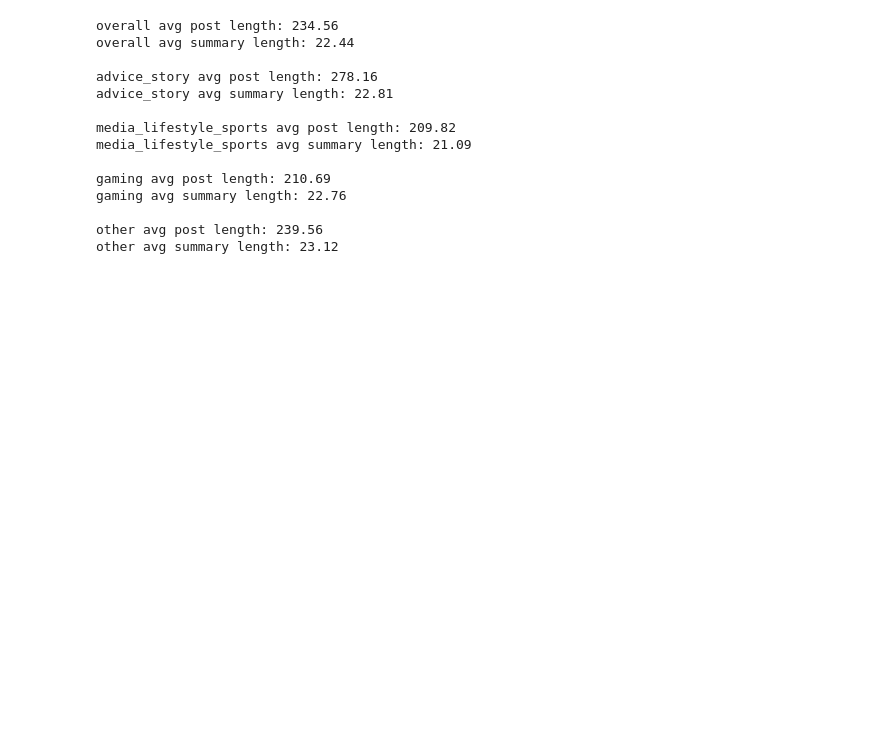
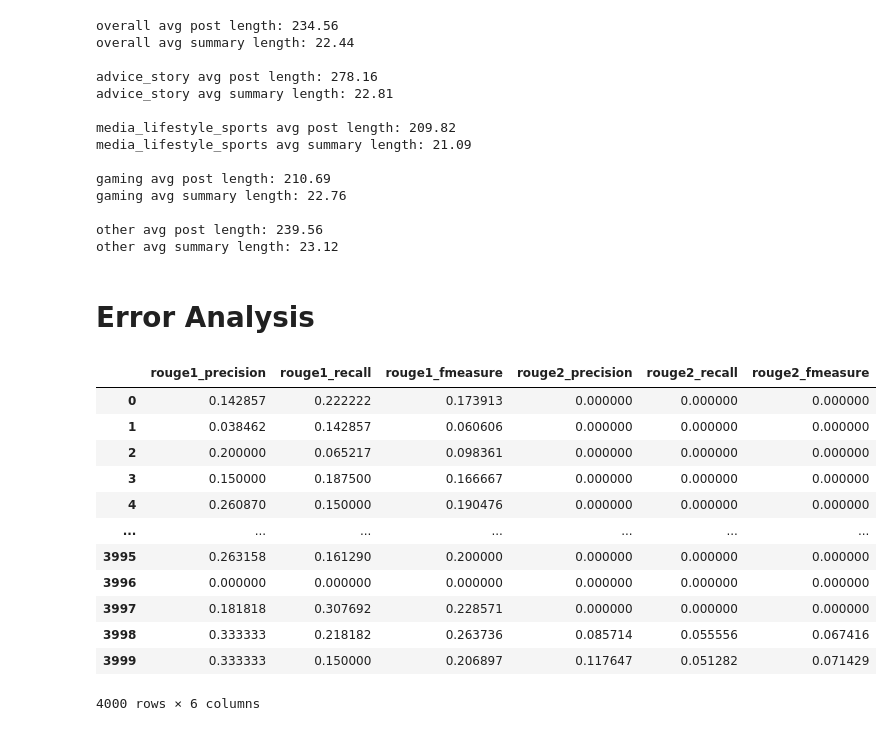
Before and after one commit to trevor-johnson/w266_reddit_summarization, a Jupyter notebook: modeling/BART/round2/4_BART_comparisons.ipynb, the cells around one changed output. Drawn from its saved outputs; the diff is of its cells as text; code cells hidden in the pictures; blank space fills up the shorter version.

```diff
--- a/modeling/BART/round2/4_BART_comparisons.ipynb
+++ b/modeling/BART/round2/4_BART_comparisons.ipynb
@@ -90,7 +67,7 @@ baseline_preds.columns = ['content', 'y', 'yhat_baseline']
 baseline_preds = baseline_preds.sort_values(['content', 'y'])
 baseline_preds.reset_index(drop=True, inplace=True)
 
-# finetuned
+# finetuned genre specific
 df1 = pd.read_parquet(os.path.join(repo_path, 'data/model_outputs/bart_preds/round2/bart_preds_advice.parquet'))
 df1['subreddit_group'] = 'advice_story'
 df2 = pd.read_parquet(os.path.join(repo_path, 'data/model_outputs/bart_preds/round2/bart_preds_media.parquet'))
@@ -100,9 +77,19 @@ df3['subreddit_group'] = 'gaming'
 df4 = pd.read_parquet(os.path.join(repo_path, 'data/model_outputs/bart_preds/round2/bart_preds_other.parquet'))
 df4['subreddit_group'] = 'other'
 
-# finetuned bart
 finetuned_preds = pd.concat([df1, df2, df3, df4], ignore_index=True)
-finetuned_preds.columns = ['content', 'y', 'yhat_finetune', 'subreddit_group']
+finetuned_preds.columns = ['content', 'y', 'yhat_bart_subreddit', 'subreddit_group']
 finetuned_preds = finetuned_preds.sort_values(['content', 'y'])
 finetuned_preds.reset_index(drop=True, inplace=True)
+
+# finetuned full (all genres)
+'bart_full_preds_pt1.parquet'
+finetuned_full = pd.concat([
+  pd.read_parquet(os.path.join(repo_path, 'data/model_outputs/bart_preds/round2/bart_full_preds_pt1.parquet')),
+  pd.read_parquet(os.path.join(repo_path, 'data/model_outputs/bart_preds/round2/bart_full_preds_pt2.parquet')),
+  pd.read_parquet(os.path.join(repo_path, 'data/model_outputs/bart_preds/round2/bart_full_preds_pt3.parquet')),
+  pd.read_parquet(os.path.join(repo_path, 'data/model_outputs/bart_preds/round2/bart_full_preds_pt4.parquet'))
+])
+finetuned_full = finetuned_full.sort_values(['content', 'y']).reset_index(drop=True)
+finetuned_full.columns = ['content', 'y', 'yhat_bart_full']
 # %% [output]
@@ -118,2 +97,5 @@ finetuned_preds['yhat_finetune'].iloc[99]
 # %%
-df = pd.merge(baseline_preds, finetuned_preds[['yhat_finetune', 'subreddit_group']], left_index=True, right_index=True, how='inner')
+df = pd.merge(baseline_preds, finetuned_preds[['yhat_bart_subreddit', 'subreddit_group']], left_index=True, right_index=True, how='inner')
+df = pd.merge(df, finetuned_full[['yhat_bart_full']], left_index=True, right_index=True, how='inner')
+df = df[['subreddit_group', 'content', 'y', 'yhat_baseline', 'yhat_bart_subreddit', 'yhat_bart_full']]
+df
@@ -296,3 +306,34 @@ gaming avg summary length: 22.76
 
 other avg post length: 239.56
 other avg summary length: 23.12
+# %% [markdown]
+# Error Analysis
+# %%
+output_dict = {'rouge1_precision': [], 'rouge1_recall': [], 'rouge1_fmeasure': [], 'rouge2_precision': [], 'rouge2_recall': [], 'rouge2_fmeasure': []}
+
+for i in tqdm(range(df.shape[0])):
+  output = metric.compute(predictions = [df['yhat_baseline'][i]], references = [df['y'][i]])
+  output_dict['rouge1_precision'].append(output['rouge1'][1][0])
+  output_dict['rouge1_recall'].append(output['rouge1'][1][1])
+  output_dict['rouge1_fmeasure'].append(output['rouge1'][1][2])
+
+  output_dict['rouge2_precision'].append(output['rouge2'][1][0])
+  output_dict['rouge2_recall'].append(output['rouge2'][1][1])
+  output_dict['rouge2_fmeasure'].append(output['rouge2'][1][2])
+
+output_df = pd.DataFrame(output_dict)
+output_df
+# %% [output]
+|  | rouge1_precision | rouge1_recall | rouge1_fmeasure | rouge2_precision | rouge2_recall | rouge2_fmeasure |
+| 0 | 0.142857 | 0.222222 | 0.173913 | 0.000000 | 0.000000 | 0.000000 |
+| 1 | 0.038462 | 0.142857 | 0.060606 | 0.000000 | 0.000000 | 0.000000 |
+| 2 | 0.200000 | 0.065217 | 0.098361 | 0.000000 | 0.000000 | 0.000000 |
+| 3 | 0.150000 | 0.187500 | 0.166667 | 0.000000 | 0.000000 | 0.000000 |
+| 4 | 0.260870 | 0.150000 | 0.190476 | 0.000000 | 0.000000 | 0.000000 |
+| ... | ... | ... | ... | ... | ... | ... |
+| 3995 | 0.263158 | 0.161290 | 0.200000 | 0.000000 | 0.000000 | 0.000000 |
+| 3996 | 0.000000 | 0.000000 | 0.000000 | 0.000000 | 0.000000 | 0.000000 |
+| 3997 | 0.181818 | 0.307692 | 0.228571 | 0.000000 | 0.000000 | 0.000000 |
+| 3998 | 0.333333 | 0.218182 | 0.263736 | 0.085714 | 0.055556 | 0.067416 |
+| 3999 | 0.333333 | 0.150000 | 0.206897 | 0.117647 | 0.051282 | 0.071429 |
+4000 rows × 6 columns
```
Also changed, not shown: parts of 25 cells of this notebook, 2 other files.
